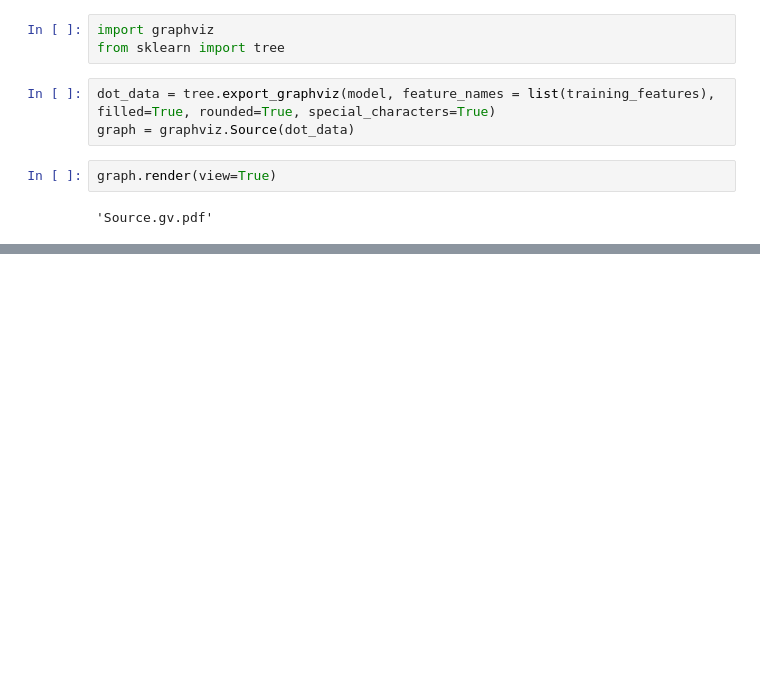
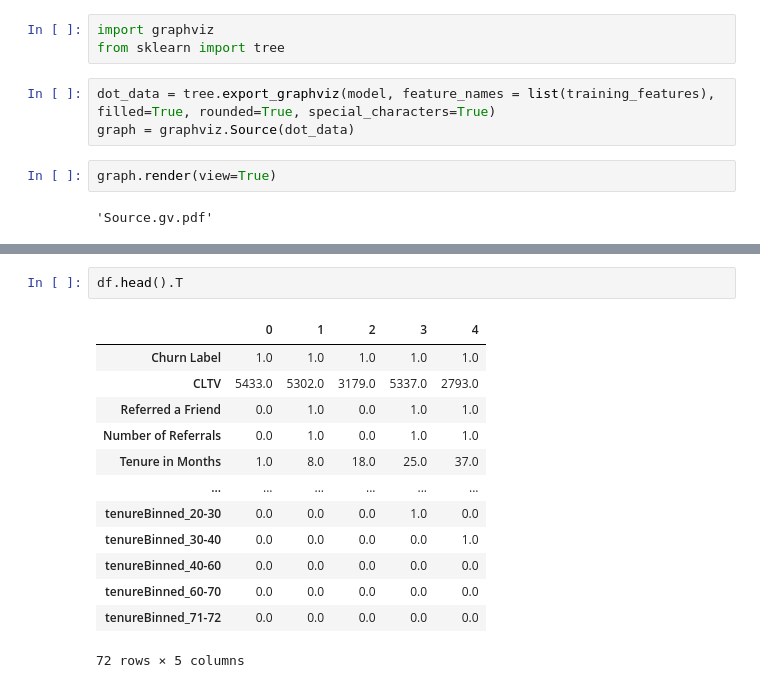
Before and after one commit to lucienwalewski/cse204project, a Jupyter notebook: src/prediction.ipynb, the cells around one changed output, grey strips where cells are left out. Saved outputs shown, nothing was run; the diff lists cells and outputs as text; blank space fills up the shorter version.

```diff
--- a/src/prediction.ipynb
+++ b/src/prediction.ipynb
@@ -108,0 +188,16 @@ graph.render(view=True)
+# %%
+df.head().T
+# %% [output]
+|  | 0 | 1 | 2 | 3 | 4 |
+| Churn Label | 1.0 | 1.0 | 1.0 | 1.0 | 1.0 |
+| CLTV | 5433.0 | 5302.0 | 3179.0 | 5337.0 | 2793.0 |
+| Referred a Friend | 0.0 | 1.0 | 0.0 | 1.0 | 1.0 |
+| Number of Referrals | 0.0 | 1.0 | 0.0 | 1.0 | 1.0 |
+| Tenure in Months | 1.0 | 8.0 | 18.0 | 25.0 | 37.0 |
+| ... | ... | ... | ... | ... | ... |
+| tenureBinned_20-30 | 0.0 | 0.0 | 0.0 | 1.0 | 0.0 |
+| tenureBinned_30-40 | 0.0 | 0.0 | 0.0 | 0.0 | 1.0 |
+| tenureBinned_40-60 | 0.0 | 0.0 | 0.0 | 0.0 | 0.0 |
+| tenureBinned_60-70 | 0.0 | 0.0 | 0.0 | 0.0 | 0.0 |
+| tenureBinned_71-72 | 0.0 | 0.0 | 0.0 | 0.0 | 0.0 |
+72 rows × 5 columns
```
Also changed, not shown: parts of 25 cells of this notebook.
